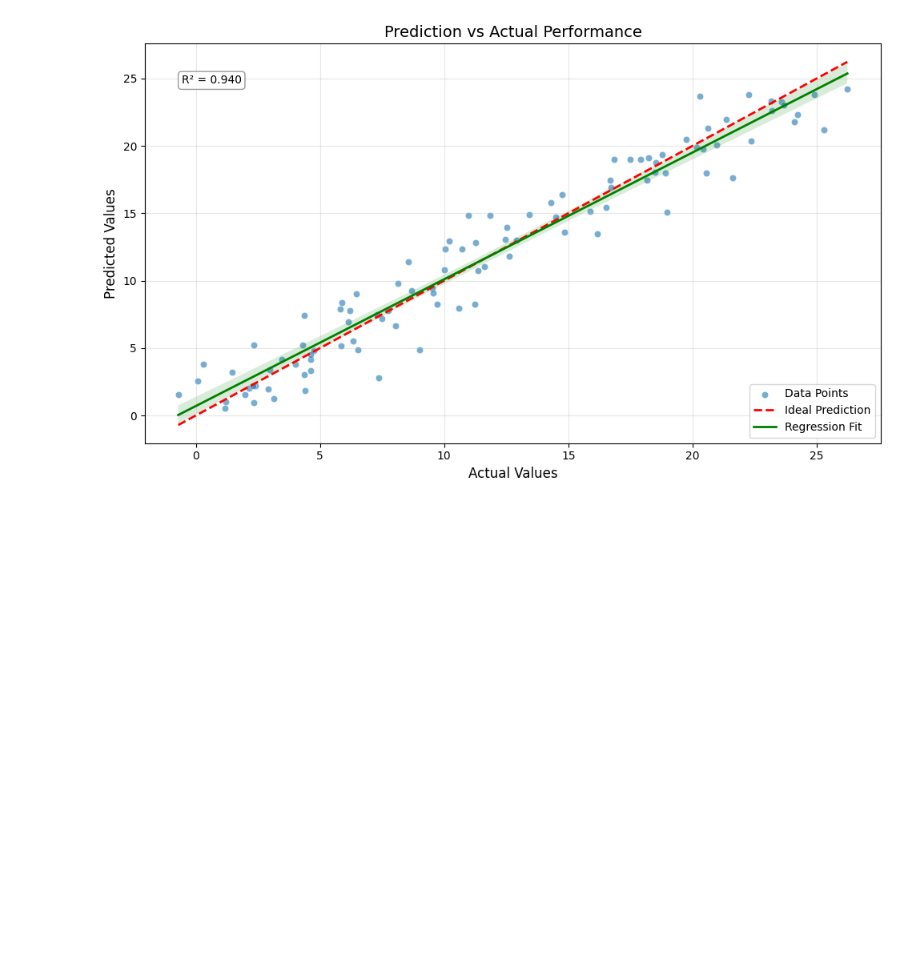
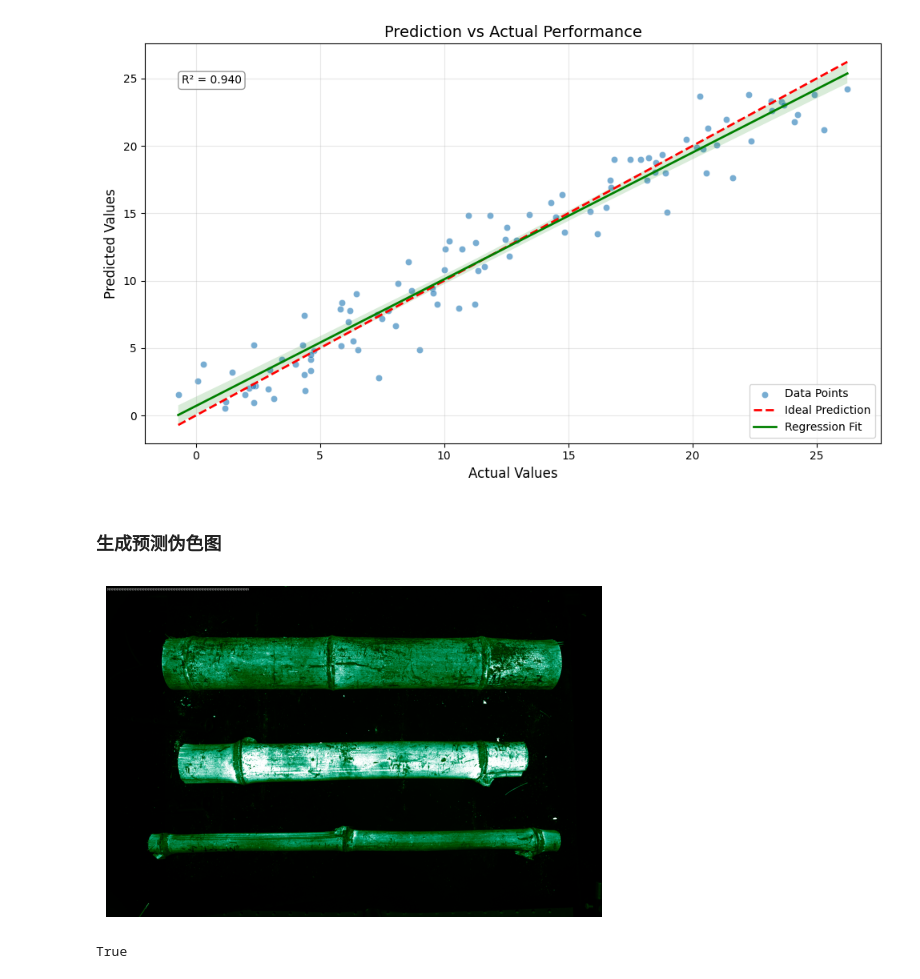
Before and after one commit to zwb-2023/show, a Jupyter notebook: 效果生成.ipynb, the cells around one changed output. Drawn from its saved outputs; the diff is of its cells as text; code cells hidden in the pictures; blank space fills up the shorter version.

```diff
--- a/效果生成.ipynb
+++ b/效果生成.ipynb
@@ -44,3 +44,31 @@ plt.tight_layout()
 plt.show()
 # %% [output]
 [figure]
+# %% [markdown]
+### 生成预测伪色图
+# %%
+import cv2
+import numpy as np
+import matplotlib.pyplot as plt
+
+# 读取图片
+image = cv2.imread('M-3-1-1.bmp', cv2.IMREAD_GRAYSCALE)
+
+# 生成伪色图
+colormap_image = cv2.applyColorMap(image, cv2.COLORMAP_DEEPGREEN)
+
+# 添加文字
+font = cv2.FONT_HERSHEY_SIMPLEX
+text = "一号位置竹子含水量低，二号位置含水量高，三号位置含水量中等"
+cv2.putText(colormap_image, text, (10, 50), font, 1, (255, 255, 255), 2, cv2.LINE_AA)
+
+# 显示图片
+plt.imshow(cv2.cvtColor(colormap_image, cv2.COLOR_BGR2RGB))
+plt.axis('off')
+plt.show()
+
+# 保存生成的图像
+cv2.imwrite('output_image.jpg', colormap_image)
+# %% [output]
+[figure, added]
+True
```
